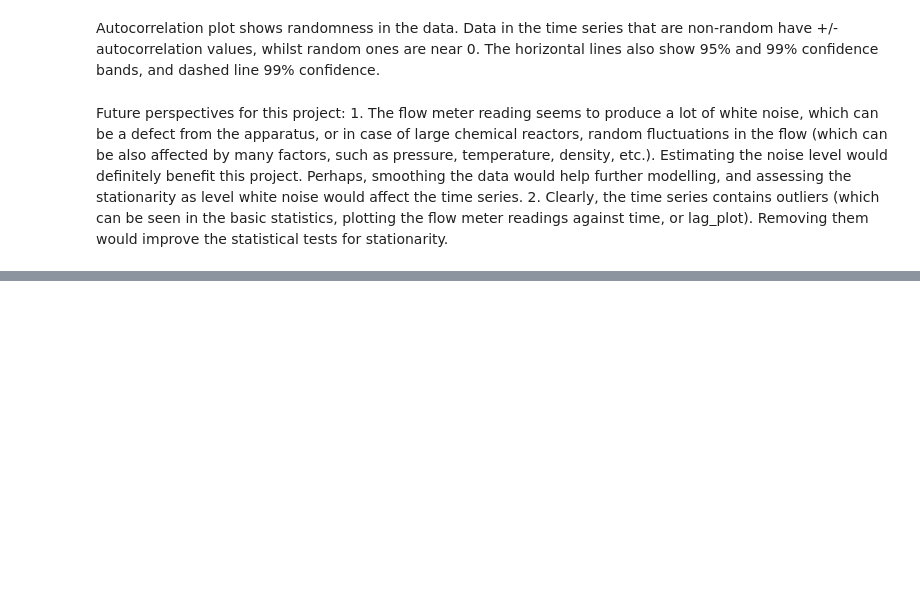
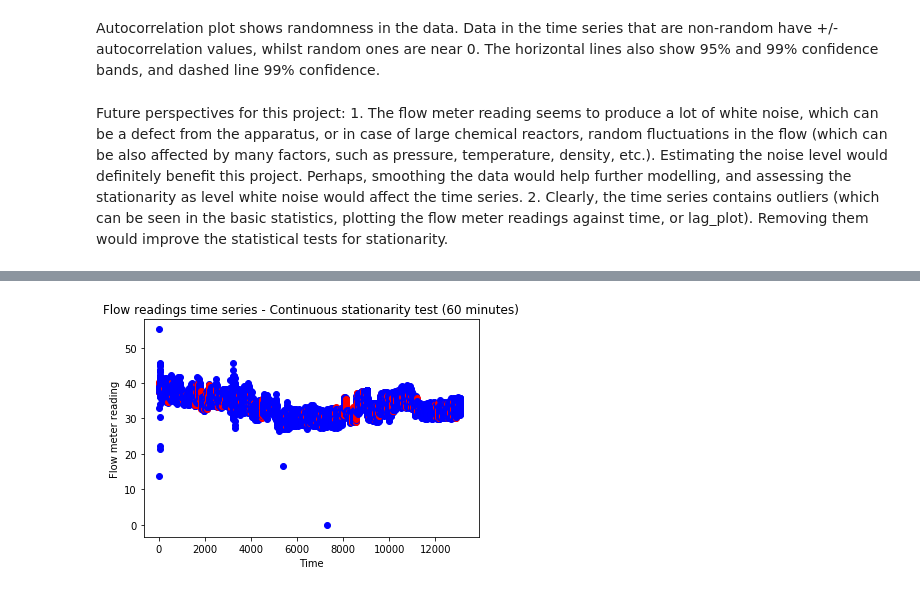
Before and after one commit to kamiloster/Data_Scientist_Interview, a Jupyter notebook: Final notebook.ipynb, the cells around one changed output, grey strips where cells are left out. Drawn from its saved outputs; the diff is of its cells as text; code cells hidden in the pictures; blank space fills up the shorter version.

```diff
--- a/Final notebook.ipynb
+++ b/Final notebook.ipynb
@@ -197,0 +221,34 @@ Since ADF produces results that do not indicate stationary conditions per se, KP
+# %%
+# 30 minutes stabilisation
+y_cont2=[]
+df2=df['Flow']
+test_result2=[]
+for i in range(0,len(df2), 10):
+    y_cont2.append(df2[i])
+    if len(y_cont2) < 10:
+        pass
+    elif len(y_cont2) >= 10 and len(y_cont2) <= 30:
+        y_cont_test2=pd.DataFrame(y_cont2).iloc[:,0].values
+        result_kpss22 = kpss(y_cont_test2, regression='ct')
+        if result_kpss22[1] <= 0.05:
+            test_result2.append(0)
+        else:
+            test_result2.append(1)
+    else:
+        y_cont_test2=pd.DataFrame(y_cont2).tail(30).iloc[:,0].values
+        result_kpss22 = kpss(y_cont_test2, regression='ct')
+        if result_kpss22[1] >= 0.05:
+            test_result2.append(1)
+        else:
+            test_result2.append(0)
+# %%
+for i in range(10, len(y_cont1)-10):
+    colors=['blue' if test_result1[i] == 1 else 'red']
+    plt.scatter(i, y_cont1[i], color=colors)
+
+plt.xlabel('Time')
+plt.ylabel('Flow meter reading')
+plt.title('Flow readings time series - Continuous stationarity test (60 minutes)')
+plt.show()
+# %% [output]
+[figure, added]
```
Also changed, not shown: parts of 6 cells of this notebook.
